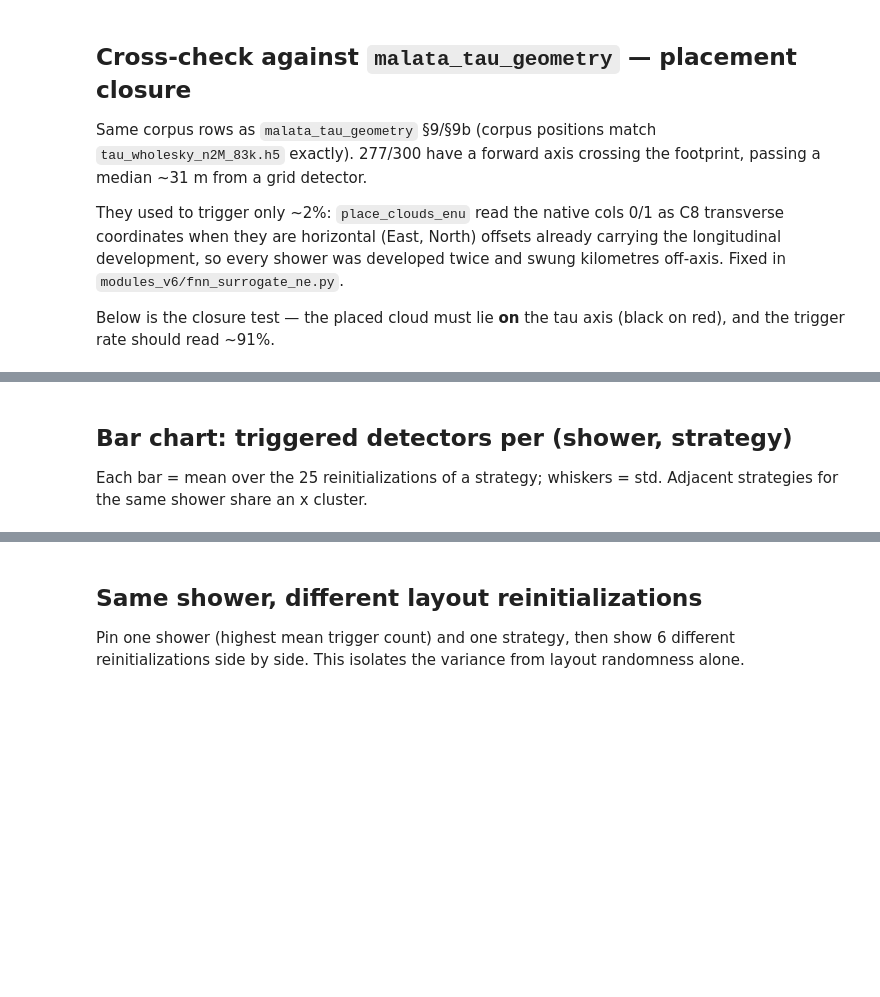
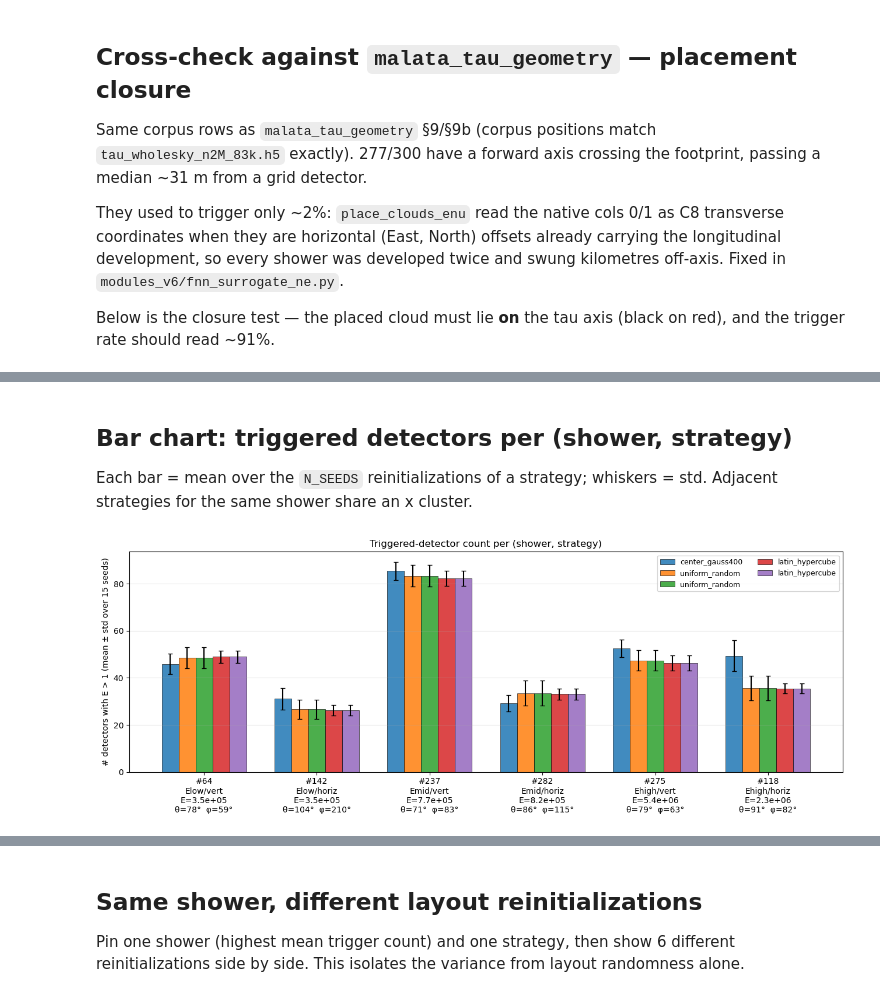
Before and after one commit to JayAgarwal25/TamboOpt-J, a Jupyter notebook: detector_optimization_v6/notebooks/explore_trigger_counts.ipynb, the cells around one changed output, grey strips where cells are left out. Saved outputs shown, nothing was run; the diff lists cells and outputs as text; code cells hidden in the pictures; blank space fills up the shorter version.

```diff
--- a/detector_optimization_v6/notebooks/explore_trigger_counts.ipynb
+++ b/detector_optimization_v6/notebooks/explore_trigger_counts.ipynb
@@ -305,5 +333,5 @@ We regenerate each layout with a fresh RNG so jitter / ring rotation differ betw
 # %%
-N_SEEDS = 25  # reinitializations per (shower, strategy)
+N_SEEDS = 15  # reinitializations per (shower, strategy)
 records = []
 layouts_cache = {}  # (shower, strategy, seed) -> (E (n_det,), e_det, n_det_xy)  [East, North]
 
@@ -323,7 +351,8 @@ for _, row in df_show.iterrows():
             e_sum  = float(E.sum().item())
             records.append(dict(shower=s, tag=row['tag'], strategy=s_name,
                                 seed=seed, n_trig=n_trig, e_sum=e_sum,
-                                E_prim=row['E'], theta_deg=row['theta_deg']))
+                                E_prim=row['E'], theta_deg=row['theta_deg'],
+                                phi_deg=row['phi_deg']))
             layouts_cache[(s, s_name, seed)] = (E[0].cpu().numpy(),
                                                 e_det.cpu().numpy(),
                                                 n_det_xy.cpu().numpy())
@@ -335,32 +370,34 @@ KeyboardInterrupt:
 # %% [markdown]
 ## Bar chart: triggered detectors per (shower, strategy)
 
-Each bar = mean over the 25 reinitializations of a strategy; whiskers = std. Adjacent strategies for the same shower share an x cluster.
+Each bar = mean over the `N_SEEDS` reinitializations of a strategy; whiskers = std. Adjacent strategies for the same shower share an x cluster.
 # %%
 agg = df.groupby(['shower', 'tag', 'strategy'])['n_trig'].agg(['mean', 'std', 'min', 'max']).reset_index()
 
 fig, ax = plt.subplots(1, 1, figsize=(13, 5))
 showers = list(df_show['shower'])
 tags = {int(r['shower']): r['tag'] for _, r in df_show.iterrows()}
 strategy_names = [name for name, _, _ in _STRATEGIES]
 n_str = len(strategy_names)
 bar_w = 0.15
 colors = plt.cm.tab10.colors[:n_str]
 
 for i, s_name in enumerate(strategy_names):
     sub = agg[agg['strategy'] == s_name].set_index('shower').loc[showers]
     xs = np.arange(len(showers)) + (i - (n_str - 1) / 2.0) * bar_w
     ax.bar(xs, sub['mean'], width=bar_w, yerr=sub['std'], label=s_name,
            color=colors[i], capsize=3, alpha=0.85, edgecolor='black', linewidth=0.5)
 
 ax.set_xticks(np.arange(len(showers)))
-ax.set_xticklabels([f"#{s}\n{tags[s]}\nE={r['E']:.1e}\nθ={r['theta_deg']:.0f}°"
+ax.set_xticklabels([f"#{s}\n{tags[s]}\nE={r['E']:.1e}\nθ={r['theta_deg']:.0f}°  φ={r['phi_deg']:.0f}°"
                     for s, (_, r) in zip(showers, df_show.iterrows())])
-ax.set_ylabel('# detectors with E > 0.05 (mean ± std over 25 seeds)')
+ax.set_ylabel(f'# detectors with E > {LAYOUT_THRESHOLD:g} (mean ± std over {N_SEEDS} seeds)')
 ax.set_title('Triggered-detector count per (shower, strategy)')
 ax.legend(loc='upper right', ncol=2, fontsize=9)
 ax.grid(alpha=0.3, axis='y')
 fig.tight_layout(); plt.show()
+# %% [output]
+[figure, added]
 # %% [markdown]
 ## Detector patterns for representative (shower, layout) pairs
 
```
Also changed, not shown: parts of 12 cells of this notebook, 2 other files.
